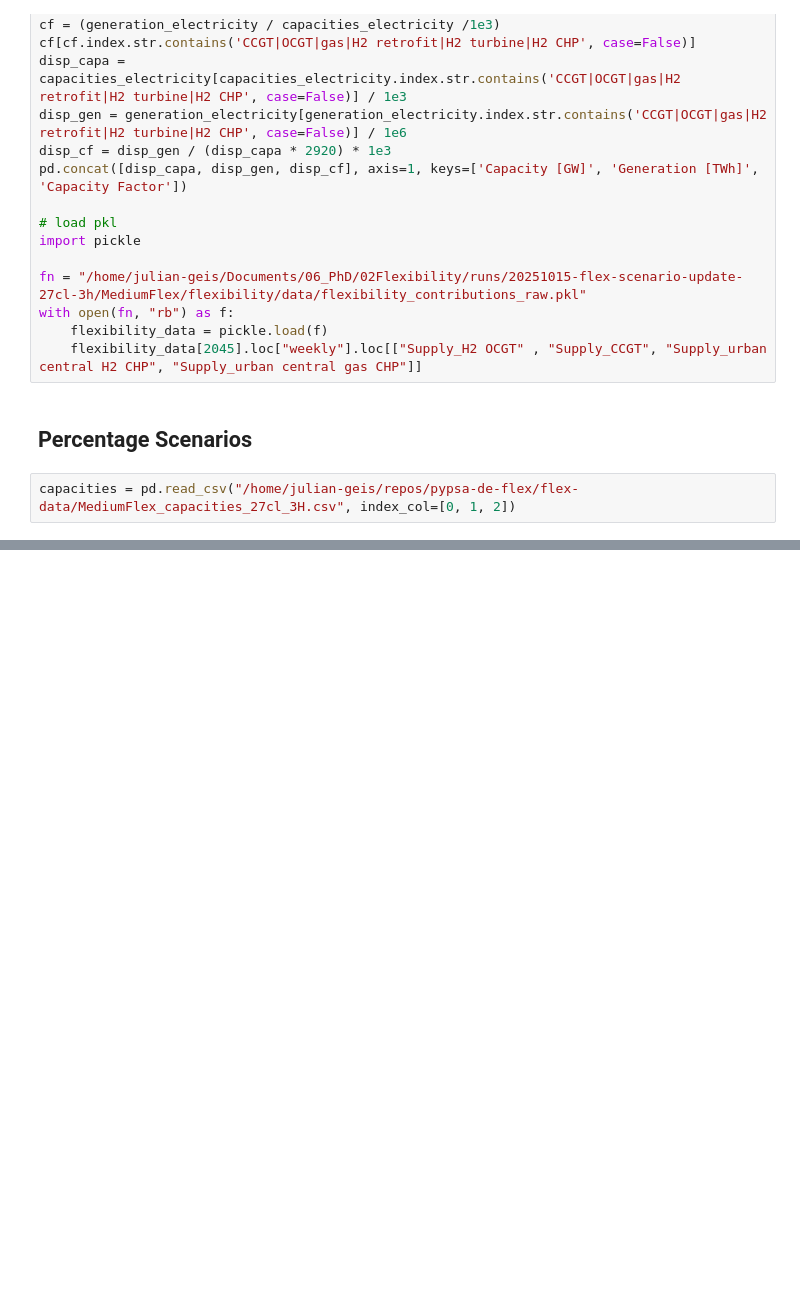
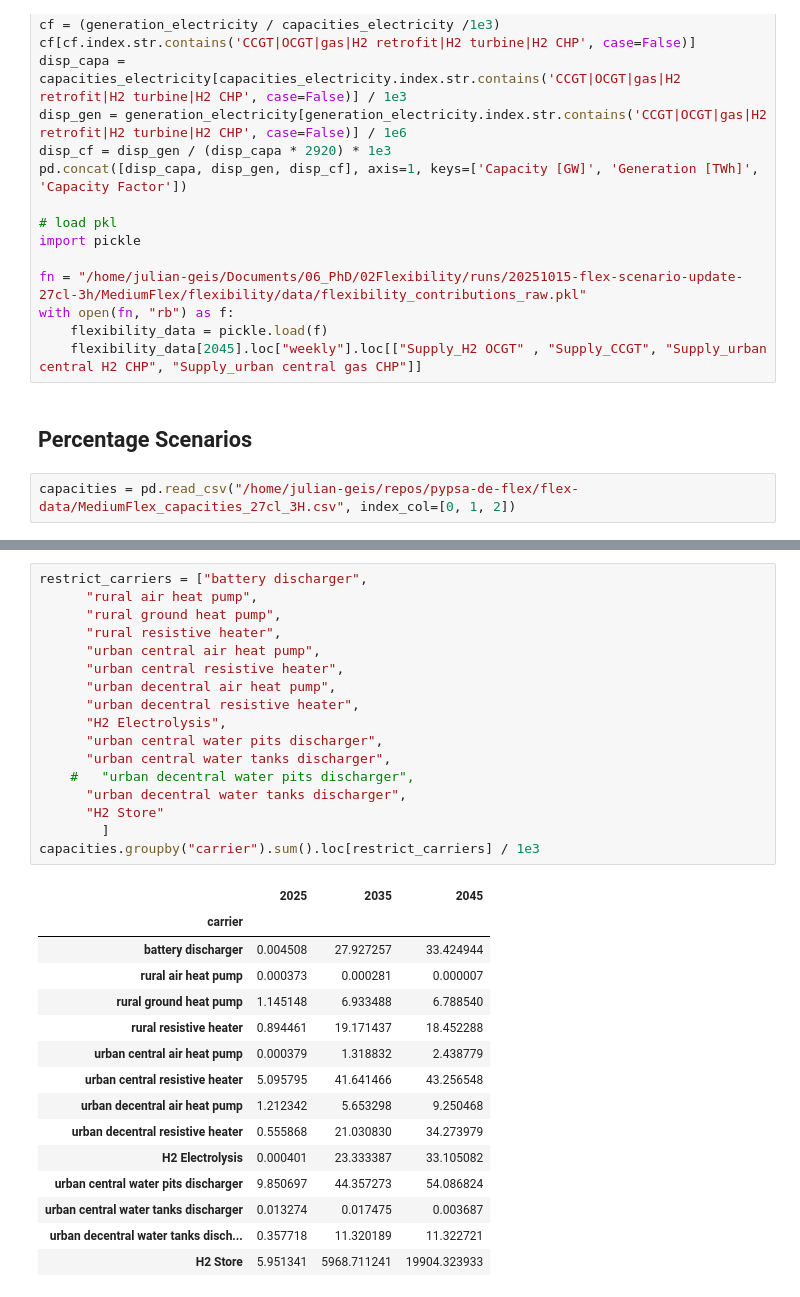
Before and after one commit to JulianGeis/pypsa-de-flex, a Jupyter notebook: flex_notebooks/scenario_comparison.ipynb, the cells around one changed output, grey strips where cells are left out. Drawn from its saved outputs; the diff is of its cells as text; blank space fills up the shorter version.

```diff
--- a/flex_notebooks/scenario_comparison.ipynb
+++ b/flex_notebooks/scenario_comparison.ipynb
@@ -400,0 +401,33 @@ Name: 2045, dtype: float64
+# %%
+restrict_carriers = ["battery discharger",
+      "rural air heat pump",
+      "rural ground heat pump",
+      "rural resistive heater",
+      "urban central air heat pump",
+      "urban central resistive heater",
+      "urban decentral air heat pump",
+      "urban decentral resistive heater",
+      "H2 Electrolysis",
+      "urban central water pits discharger",
+      "urban central water tanks discharger",
+    #   "urban decentral water pits discharger",
+      "urban decentral water tanks discharger",
+      "H2 Store"
+        ]
+capacities.groupby("carrier").sum().loc[restrict_carriers] / 1e3
+# %% [output]
+|  | 2025 | 2035 | 2045 |
+| carrier |  |  |  |
+| battery discharger | 0.004508 | 27.927257 | 33.424944 |
+| rural air heat pump | 0.000373 | 0.000281 | 0.000007 |
+| rural ground heat pump | 1.145148 | 6.933488 | 6.788540 |
+| rural resistive heater | 0.894461 | 19.171437 | 18.452288 |
+| urban central air heat pump | 0.000379 | 1.318832 | 2.438779 |
+| urban central resistive heater | 5.095795 | 41.641466 | 43.256548 |
+| urban decentral air heat pump | 1.212342 | 5.653298 | 9.250468 |
+| urban decentral resistive heater | 0.555868 | 21.030830 | 34.273979 |
+| H2 Electrolysis | 0.000401 | 23.333387 | 33.105082 |
+| urban central water pits discharger | 9.850697 | 44.357273 | 54.086824 |
+| urban central water tanks discharger | 0.013274 | 0.017475 | 0.003687 |
+| urban decentral water tanks disch... | 0.357718 | 11.320189 | 11.322721 |
+| H2 Store | 5.951341 | 5968.711241 | 19904.323933 |
```
Also changed, not shown: parts of 6 cells of this notebook, 8 other files.
